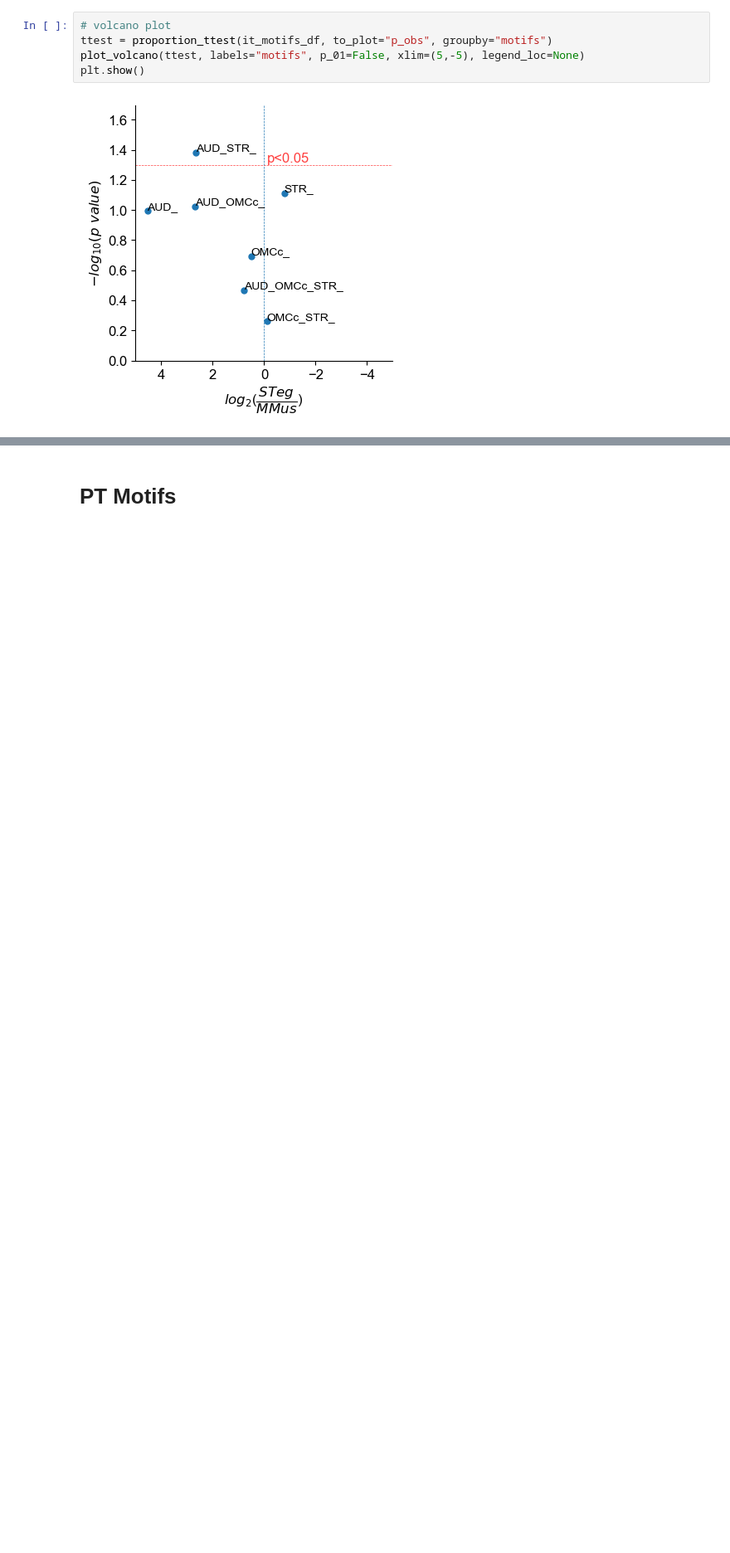
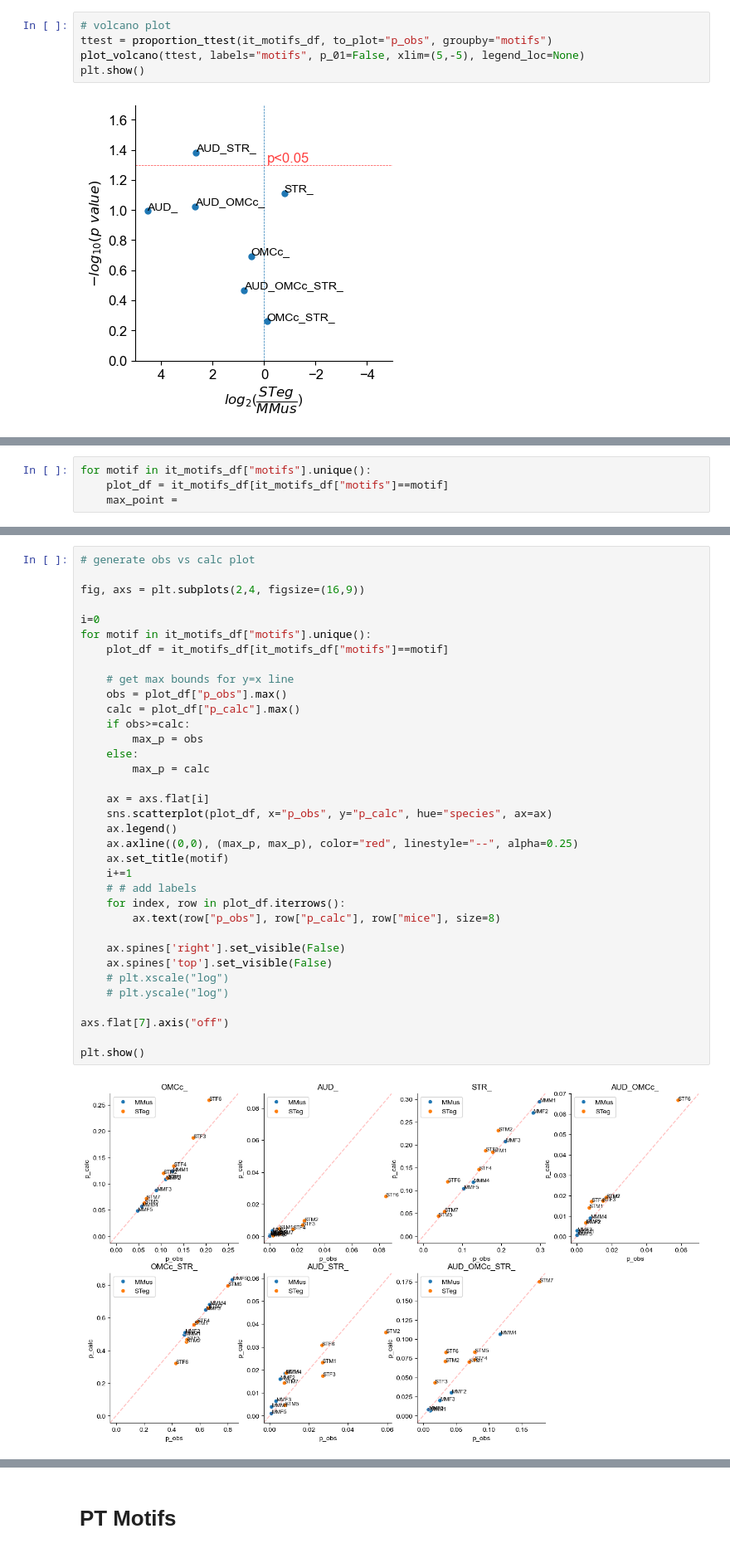
Before and after one commit to eisko/MAPseq_analysis, a Jupyter notebook: motifs_240715.ipynb, the cells around one changed output, grey strips where cells are left out. Shown at 83% size. Cells and saved outputs as stored; diff of their text form; blank space fills up the shorter version.

```diff
--- a/motifs_240715.ipynb
+++ b/motifs_240715.ipynb
@@ -234,0 +191,4 @@ for l in range(len(3)):
+# %%
+for motif in it_motifs_df["motifs"].unique():
+    plot_df = it_motifs_df[it_motifs_df["motifs"]==motif]
+    max_point =
@@ -234,0 +224,37 @@ for l in range(len(3)):
+# %%
+# generate obs vs calc plot
+
+fig, axs = plt.subplots(2,4, figsize=(16,9))
+
+i=0
+for motif in it_motifs_df["motifs"].unique():
+    plot_df = it_motifs_df[it_motifs_df["motifs"]==motif]
+
+    # get max bounds for y=x line
+    obs = plot_df["p_obs"].max()
+    calc = plot_df["p_calc"].max()
+    if obs>=calc:
+        max_p = obs
+    else:
+        max_p = calc
+
+    ax = axs.flat[i]
+    sns.scatterplot(plot_df, x="p_obs", y="p_calc", hue="species", ax=ax)
+    ax.legend()
+    ax.axline((0,0), (max_p, max_p), color="red", linestyle="--", alpha=0.25)
+    ax.set_title(motif)
+    i+=1
+    # # add labels
+    for index, row in plot_df.iterrows():
+        ax.text(row["p_obs"], row["p_calc"], row["mice"], size=8)
+
+    ax.spines['right'].set_visible(False)
+    ax.spines['top'].set_visible(False)
+    # plt.xscale("log")
+    # plt.yscale("log")
+
+axs.flat[7].axis("off")
+
+plt.show()
+# %% [output]
+[figure, added]
```
Also changed, not shown: parts of 42 cells of this notebook, 2 other files.
